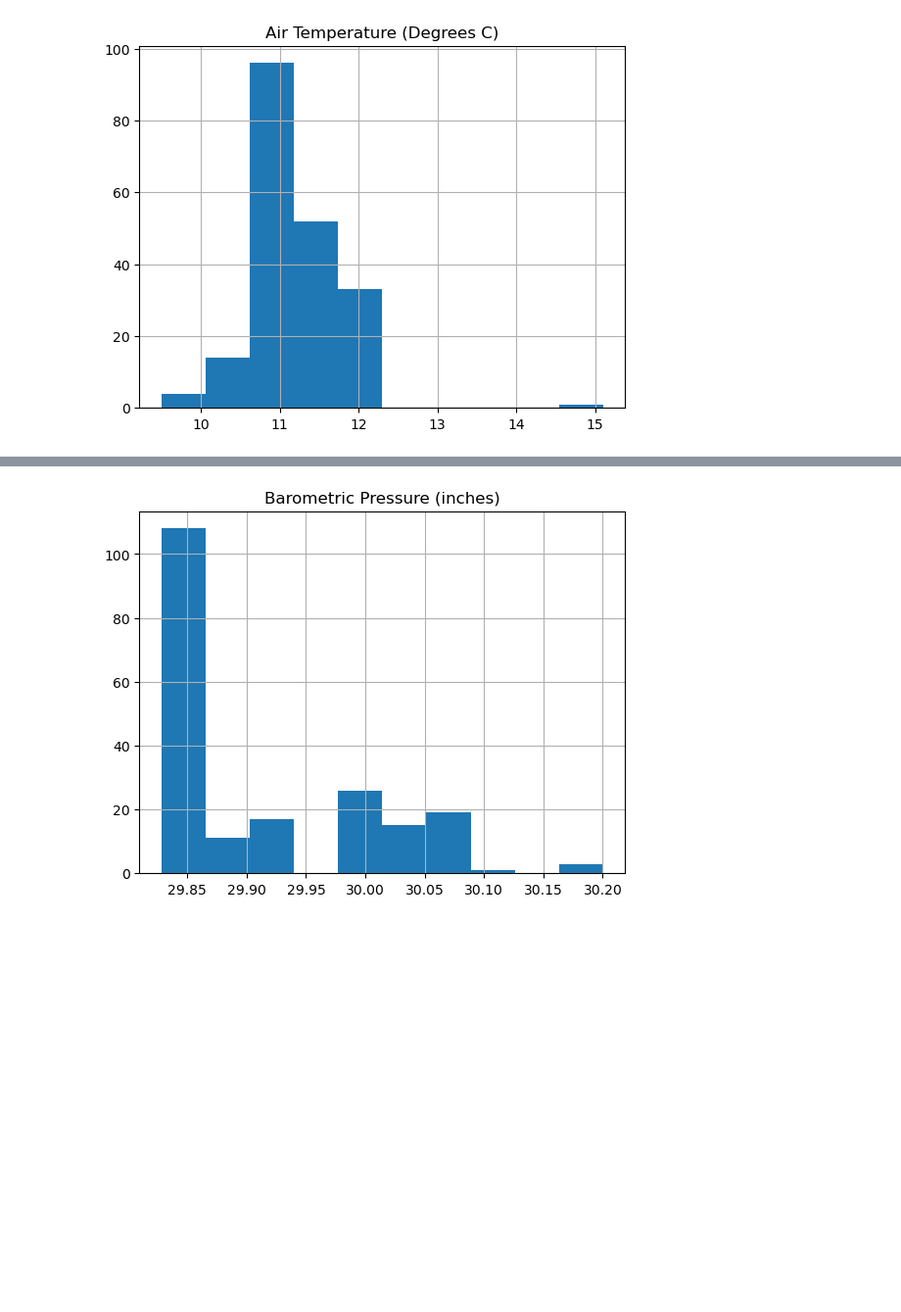
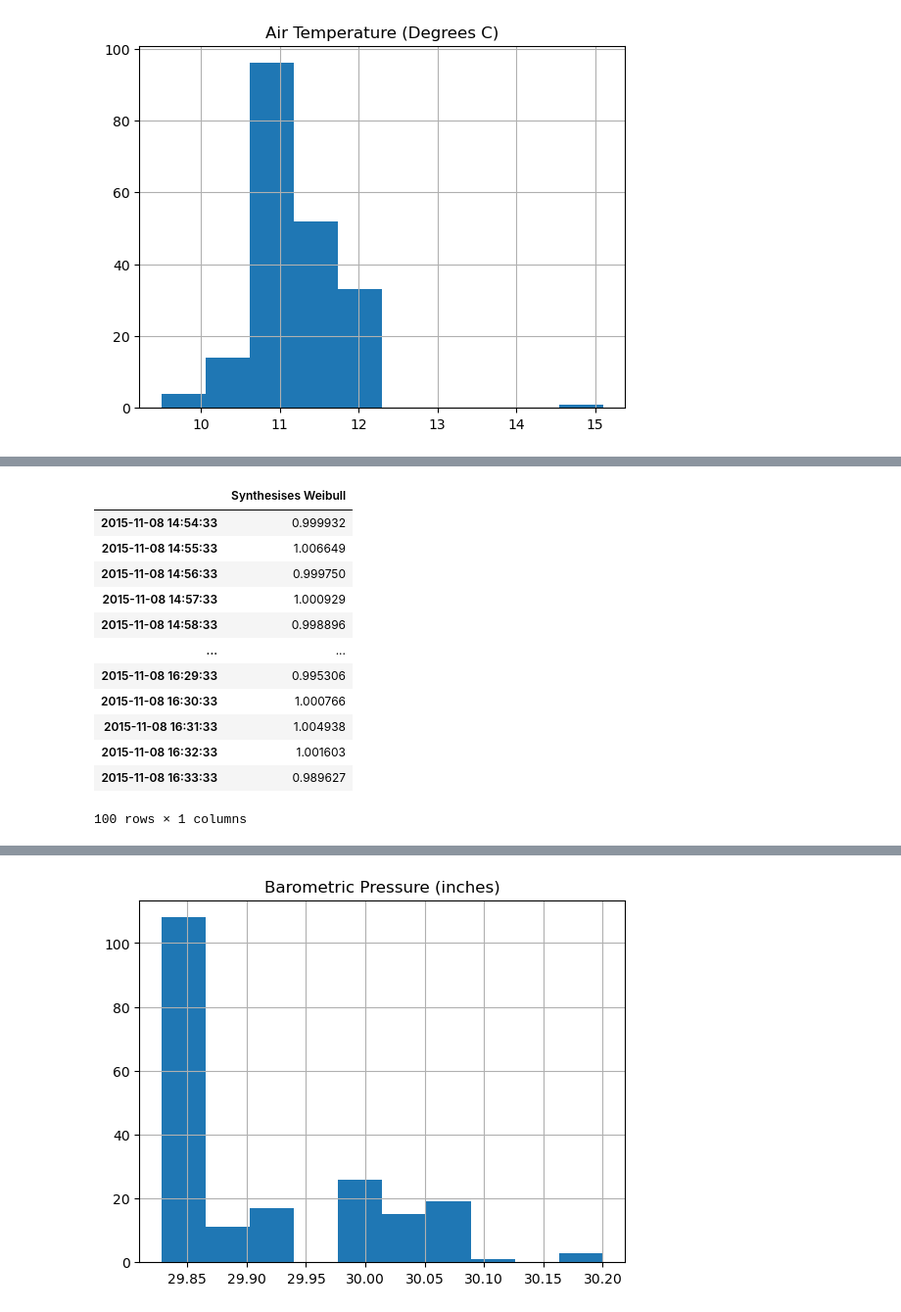
Before and after one commit to dectan/Programming-for-Data-Analysis-Project-1, a Jupyter notebook: Project 1.ipynb, the cells around one changed output, grey strips where cells are left out. Shown at 98% size. Cells and saved outputs as stored; diff of their text form; code cells hidden in the pictures; blank space fills up the shorter version.

```diff
--- a/Project 1.ipynb
+++ b/Project 1.ipynb
@@ -191,0 +240,21 @@ plt.show()
+# %%
+rng = np.random.default_rng()
+shape = 5.0
+scale = 2.0
+values = weibull_min.rvs(shape, scale=scale, size=100)
+ts = pd.DataFrame(data=rng.weibull(200,len(idx)),index =idx, columns=['Synthesises Weibull'])
+ts
+# %% [output]
+|  | Synthesises Weibull |
+| 2015-11-08 14:54:33 | 0.999932 |
+| 2015-11-08 14:55:33 | 1.006649 |
+| 2015-11-08 14:56:33 | 0.999750 |
+| 2015-11-08 14:57:33 | 1.000929 |
+| 2015-11-08 14:58:33 | 0.998896 |
+| ... | ... |
+| 2015-11-08 16:29:33 | 0.995306 |
+| 2015-11-08 16:30:33 | 1.000766 |
+| 2015-11-08 16:31:33 | 1.004938 |
+| 2015-11-08 16:32:33 | 1.001603 |
+| 2015-11-08 16:33:33 | 0.989627 |
+100 rows × 1 columns
```
Also changed, not shown: parts of 13 cells of this notebook, 1 other file.
